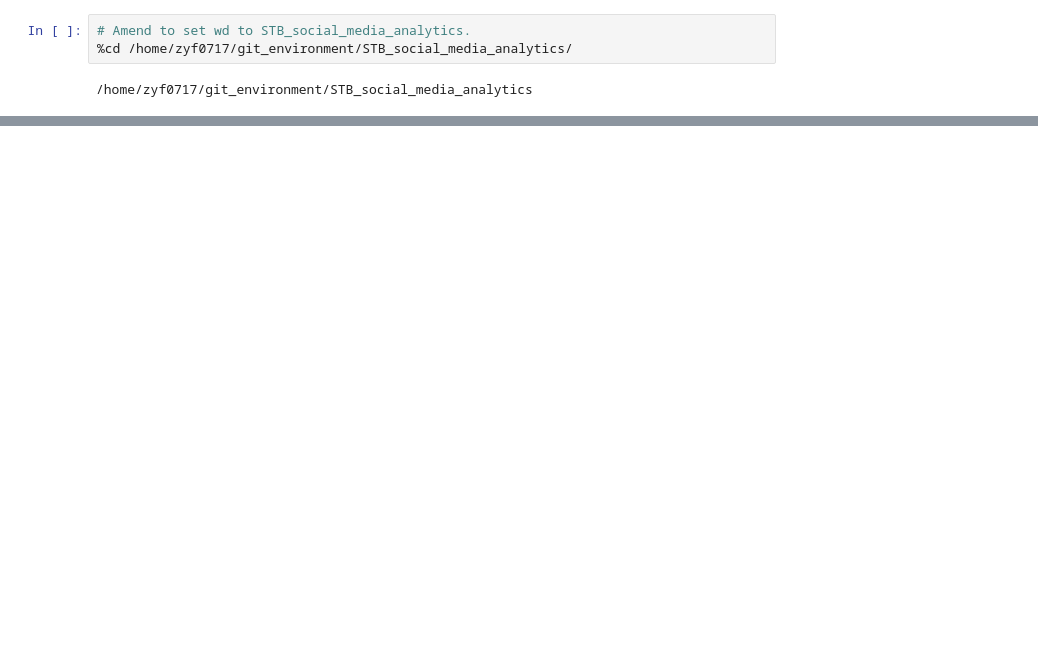
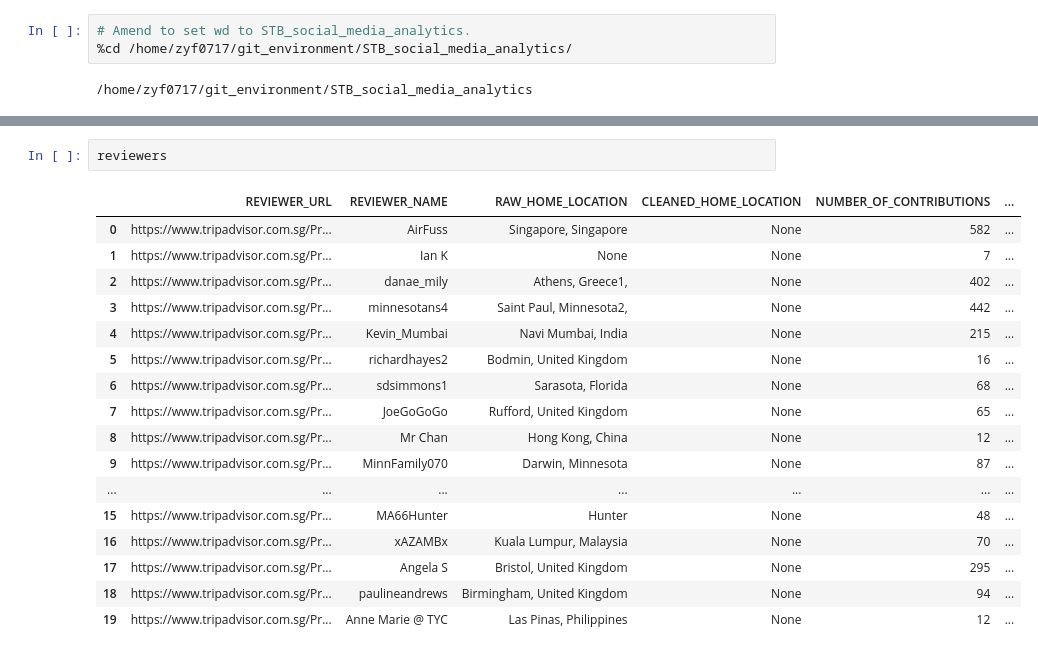
Before and after one commit to Pudgilicious/STB_social_media, a Jupyter notebook: tripadvisor/OOP_format.ipynb, the cells around one changed output, grey strips where cells are left out. Cells and saved outputs as stored; diff of their text form; blank space fills up the shorter version.

```diff
--- a/tripadvisor/OOP_format.ipynb
+++ b/tripadvisor/OOP_format.ipynb
@@ -269,0 +369,20 @@ MyClass.root(4)
+# %%
+reviewers
+# %% [output]
+|  | REVIEWER_URL | REVIEWER_NAME | RAW_HOME_LOCATION | CLEANED_HOME_LOCATION | NUMBER_OF_CONTRIBUTIONS | ... |
+| 0 | https://www.tripadvisor.com.sg/Pr... | AirFuss | Singapore, Singapore | None | 582 | ... |
+| 1 | https://www.tripadvisor.com.sg/Pr... | Ian K | None | None | 7 | ... |
+| 2 | https://www.tripadvisor.com.sg/Pr... | danae_mily | Athens, Greece1, | None | 402 | ... |
+| 3 | https://www.tripadvisor.com.sg/Pr... | minnesotans4 | Saint Paul, Minnesota2, | None | 442 | ... |
+| 4 | https://www.tripadvisor.com.sg/Pr... | Kevin_Mumbai | Navi Mumbai, India | None | 215 | ... |
+| 5 | https://www.tripadvisor.com.sg/Pr... | richardhayes2 | Bodmin, United Kingdom | None | 16 | ... |
+| 6 | https://www.tripadvisor.com.sg/Pr... | sdsimmons1 | Sarasota, Florida | None | 68 | ... |
+| 7 | https://www.tripadvisor.com.sg/Pr... | JoeGoGoGo | Rufford, United Kingdom | None | 65 | ... |
+| 8 | https://www.tripadvisor.com.sg/Pr... | Mr Chan | Hong Kong, China | None | 12 | ... |
+| 9 | https://www.tripadvisor.com.sg/Pr... | MinnFamily070 | Darwin, Minnesota | None | 87 | ... |
+| ... | ... | ... | ... | ... | ... | ... |
+| 15 | https://www.tripadvisor.com.sg/Pr... | MA66Hunter | Hunter | None | 48 | ... |
+| 16 | https://www.tripadvisor.com.sg/Pr... | xAZAMBx | Kuala Lumpur, Malaysia | None | 70 | ... |
+| 17 | https://www.tripadvisor.com.sg/Pr... | Angela S | Bristol, United Kingdom | None | 295 | ... |
+| 18 | https://www.tripadvisor.com.sg/Pr... | paulineandrews | Birmingham, United Kingdom | None | 94 | ... |
+| 19 | https://www.tripadvisor.com.sg/Pr... | Anne Marie @ TYC | Las Pinas, Philippines | None | 12 | ... |
```
Also changed, not shown: parts of 11 cells of this notebook, 4 other files.
